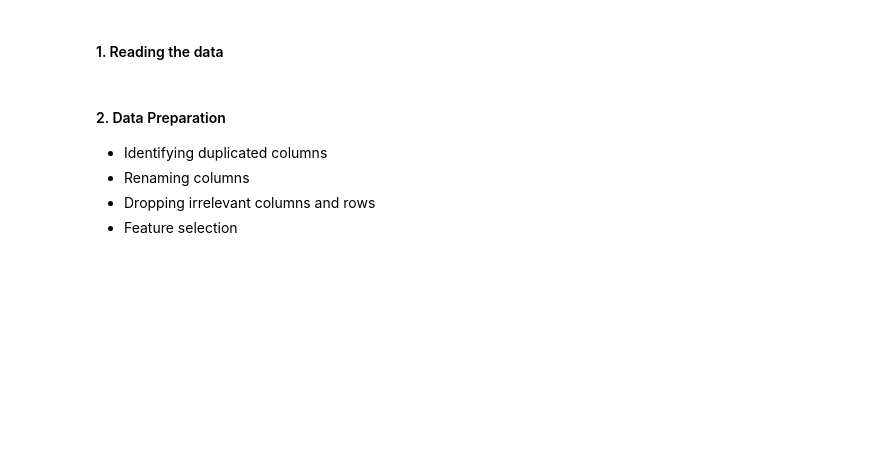
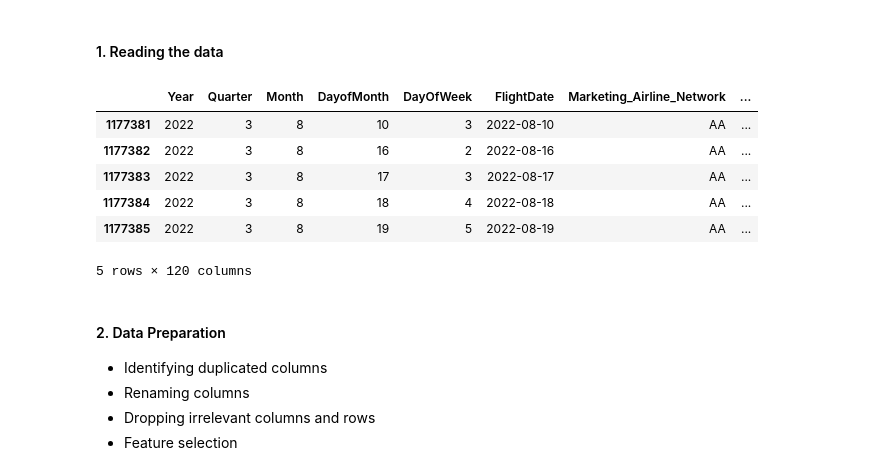
Before and after one commit to georgetown-analytics/team-3, a Jupyter notebook: flight_model/notebooks/EDA/eda1_flight_data_082022.ipynb, the cells around one changed output. Saved outputs shown, nothing was run; the diff lists cells and outputs as text; code cells hidden in the pictures; blank space fills up the shorter version.

```diff
--- a/flight_model/notebooks/EDA/eda1_flight_data_082022.ipynb
+++ b/flight_model/notebooks/EDA/eda1_flight_data_082022.ipynb
@@ -12,10 +16,29 @@ current_palette=sns.color_palette()
 # %%
 ## Convert csv to parquet format to reduce dimension
 ## This is done once to load the data
 ## df = pd.read_csv("../../data/eda/flights/flight_data_082022/flight_data_082022.csv", low_memory=False)
 # df.to_parquet("../../data/eda/flights/flight_data_082022/flight_data_082022.parquet",engine='fastparquet')
+# merging 2022 csv files
+rpath2022 = "../../data/eda/flights/flight_data_*2022/flight_data_*2022.csv"
 
-df_flights = pd.read_parquet("../../data/eda/flights/flight_data_082022/flight_data_082022.parquet")
+all_files = glob.glob(rpath2022, recursive=True)
+
+[f for f in all_files]
+
+df = pd.concat((pd.read_csv(f, low_memory=False) for f in all_files), ignore_index=True)
+df.to_parquet("../../data/eda/flights/flight_data_2022/flight_data_2022.parquet",engine='fastparquet')
+
+df.tail()
+
+##df_flights = pd.read_parquet("../../data/eda/flights/flight_data_082022/flight_data_082022.parquet")
+# %% [output]
+|  | Year | Quarter | Month | DayofMonth | DayOfWeek | FlightDate | Marketing_Airline_Network | ... |
+| 1177381 | 2022 | 3 | 8 | 10 | 3 | 2022-08-10 | AA | ... |
+| 1177382 | 2022 | 3 | 8 | 16 | 2 | 2022-08-16 | AA | ... |
+| 1177383 | 2022 | 3 | 8 | 17 | 3 | 2022-08-17 | AA | ... |
+| 1177384 | 2022 | 3 | 8 | 18 | 4 | 2022-08-18 | AA | ... |
+| 1177385 | 2022 | 3 | 8 | 19 | 5 | 2022-08-19 | AA | ... |
+5 rows × 120 columns
 # %% [markdown]
 #### 2. Data Preparation
 - Identifying duplicated columns
```
Also changed, not shown: parts of 5 cells of this notebook, 2 other files.
